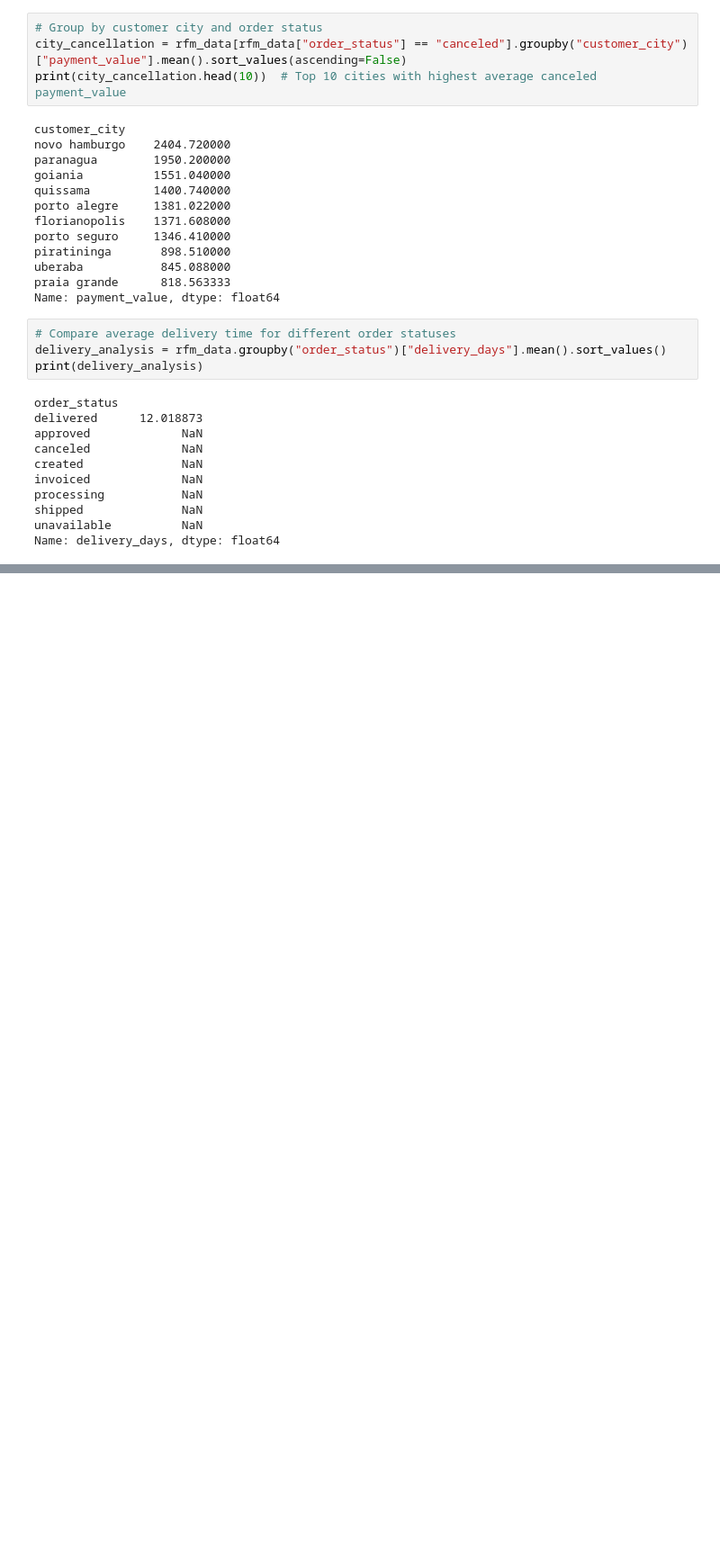
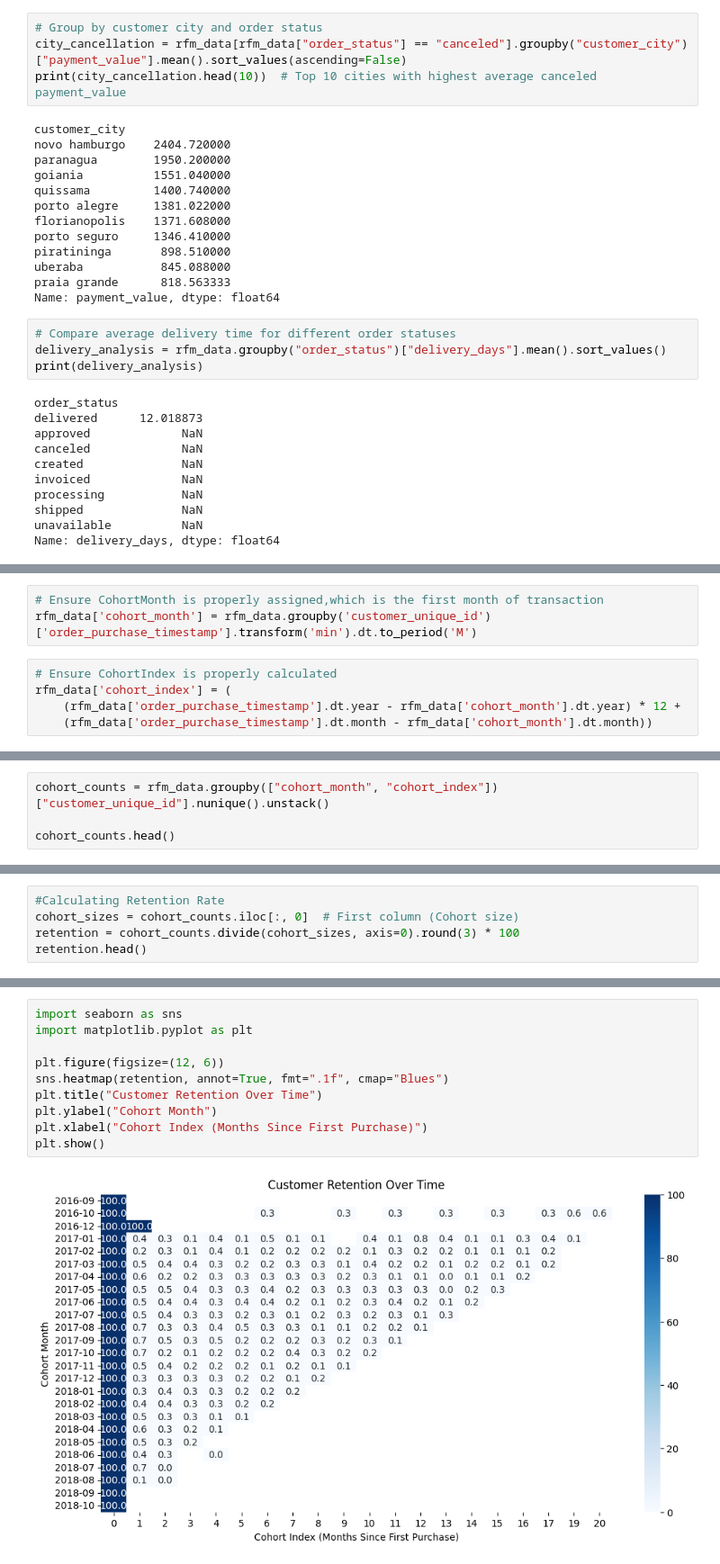
Before and after one commit to Bil115/EcomSegmentation360, a Jupyter notebook: EcomSegmentation360.ipynb, the cells around one changed output, grey strips where cells are left out. Shown at 90% size. Drawn from its saved outputs; the diff is of its cells as text; blank space fills up the shorter version.

Commit message:
Started Cohort Analysis

```diff
--- a/EcomSegmentation360.ipynb
+++ b/EcomSegmentation360.ipynb
@@ -357,0 +373,8 @@ rfm_data
+# %%
+# Ensure CohortMonth is properly assigned,which is the first month of transaction
+rfm_data['cohort_month'] = rfm_data.groupby('customer_unique_id')['order_purchase_timestamp'].transform('min').dt.to_period('M')
+# %%
+# Ensure CohortIndex is properly calculated
+rfm_data['cohort_index'] = (
+    (rfm_data['order_purchase_timestamp'].dt.year - rfm_data['cohort_month'].dt.year) * 12 +
+    (rfm_data['order_purchase_timestamp'].dt.month - rfm_data['cohort_month'].dt.month))
@@ -357,0 +402,4 @@ rfm_data
+# %%
+cohort_counts = rfm_data.groupby(["cohort_month", "cohort_index"])["customer_unique_id"].nunique().unstack()
+
+cohort_counts.head()
@@ -357,0 +414,5 @@ rfm_data
+# %%
+#Calculating Retention Rate
+cohort_sizes = cohort_counts.iloc[:, 0]  # First column (Cohort size)
+retention = cohort_counts.divide(cohort_sizes, axis=0).round(3) * 100
+retention.head()
@@ -357,0 +427,12 @@ rfm_data
+# %%
+import seaborn as sns
+import matplotlib.pyplot as plt
+
+plt.figure(figsize=(12, 6))
+sns.heatmap(retention, annot=True, fmt=".1f", cmap="Blues")
+plt.title("Customer Retention Over Time")
+plt.ylabel("Cohort Month")
+plt.xlabel("Cohort Index (Months Since First Purchase)")
+plt.show()
+# %% [output]
+[figure, added]
```
Also changed, not shown: parts of 6 cells of this notebook.
